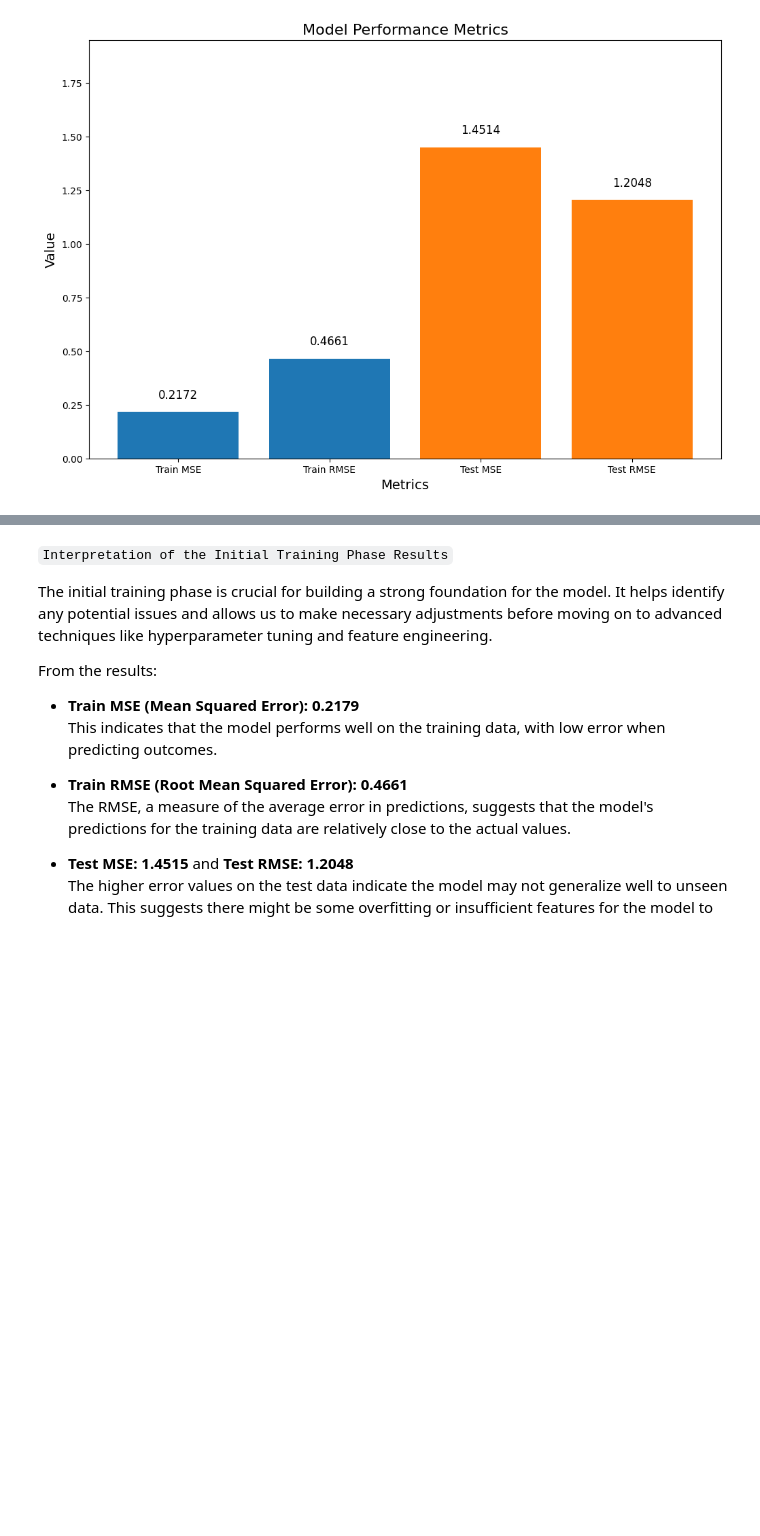
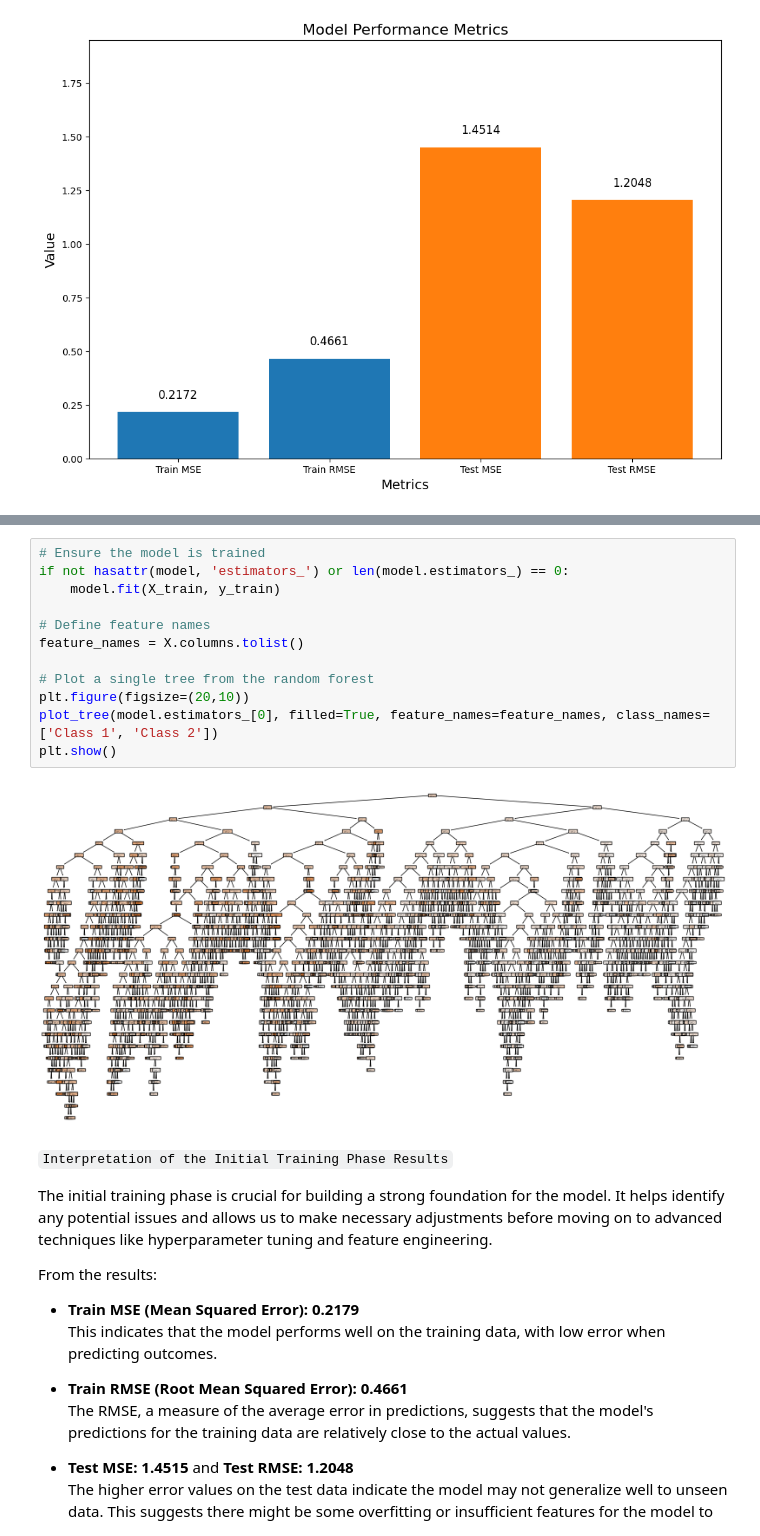
Before and after one commit to yuanpngn/STINTSY_MLP, a Jupyter notebook: [STINTSY]_Machine_Learning_Project.ipynb, the cells around one changed output, grey strips where cells are left out. Drawn from its saved outputs; the diff is of its cells as text; blank space fills up the shorter version.

Commit message:
Added visualization and Reference

```diff
--- a/[STINTSY]_Machine_Learning_Project.ipynb
+++ b/[STINTSY]_Machine_Learning_Project.ipynb
@@ -762,3 +771,17 @@ plt.show()
+# %%
+# Ensure the model is trained
+if not hasattr(model, 'estimators_') or len(model.estimators_) == 0:
+    model.fit(X_train, y_train)
+
+# Define feature names
+feature_names = X.columns.tolist()
+
+# Plot a single tree from the random forest
+plt.figure(figsize=(20,10))
+plot_tree(model.estimators_[0], filled=True, feature_names=feature_names, class_names=['Class 1', 'Class 2'])
+plt.show()
+# %% [output]
+[figure, added]
 # %% [markdown]
 `Interpretation of the Initial Training Phase Results`
 
```
Also changed, not shown: parts of 11 cells of this notebook.
